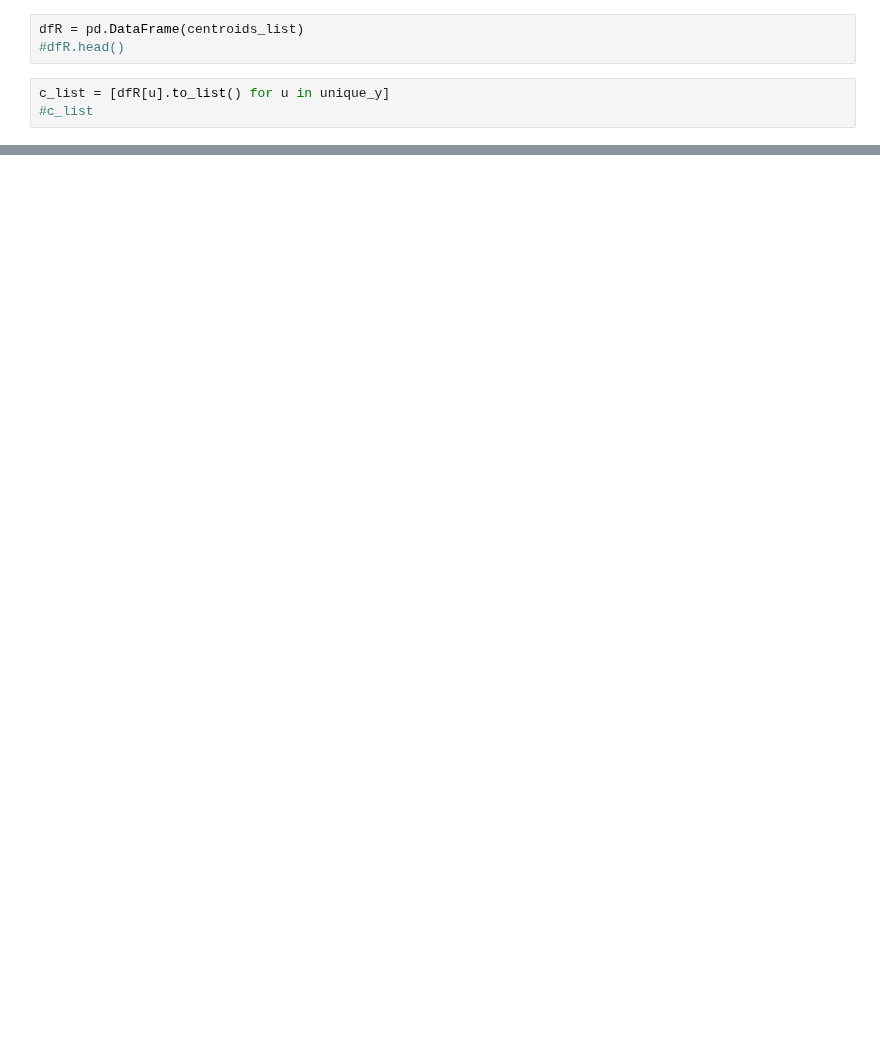
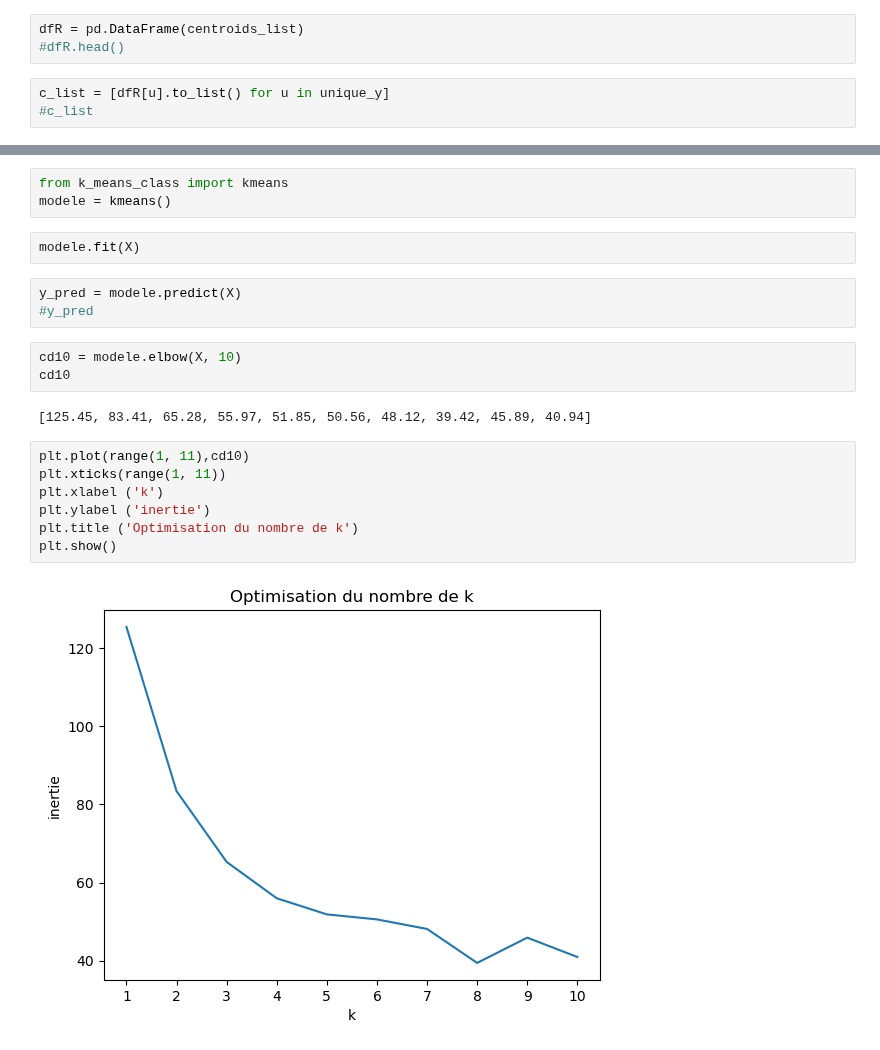
Before and after one commit to brusadelli-luca/customer-analysis, a Jupyter notebook: k_means.ipynb, the cells around one changed output, grey strips where cells are left out. Drawn from its saved outputs; the diff is of its cells as text; blank space fills up the shorter version.

```diff
--- a/k_means.ipynb
+++ b/k_means.ipynb
@@ -197,0 +130,22 @@ for metric in clustering_metrics:
+# %%
+from k_means_class import kmeans
+modele = kmeans()
+# %%
+modele.fit(X)
+# %%
+y_pred = modele.predict(X)
+#y_pred
+# %%
+cd10 = modele.elbow(X, 10)
+cd10
+# %% [output]
+[125.45, 83.41, 65.28, 55.97, 51.85, 50.56, 48.12, 39.42, 45.89, 40.94]
+# %%
+plt.plot(range(1, 11),cd10)
+plt.xticks(range(1, 11))
+plt.xlabel ('k')
+plt.ylabel ('inertie')
+plt.title ('Optimisation du nombre de k')
+plt.show()
+# %% [output]
+[figure, added]
```
Also changed, not shown: parts of 20 cells of this notebook, 4 other files.
